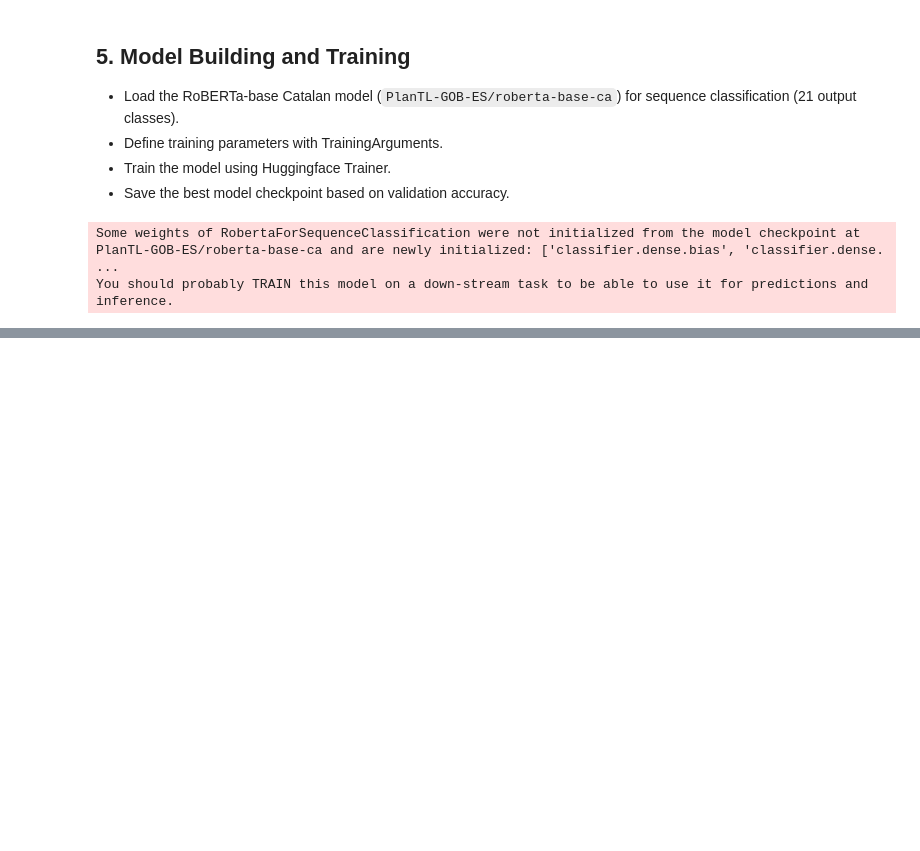
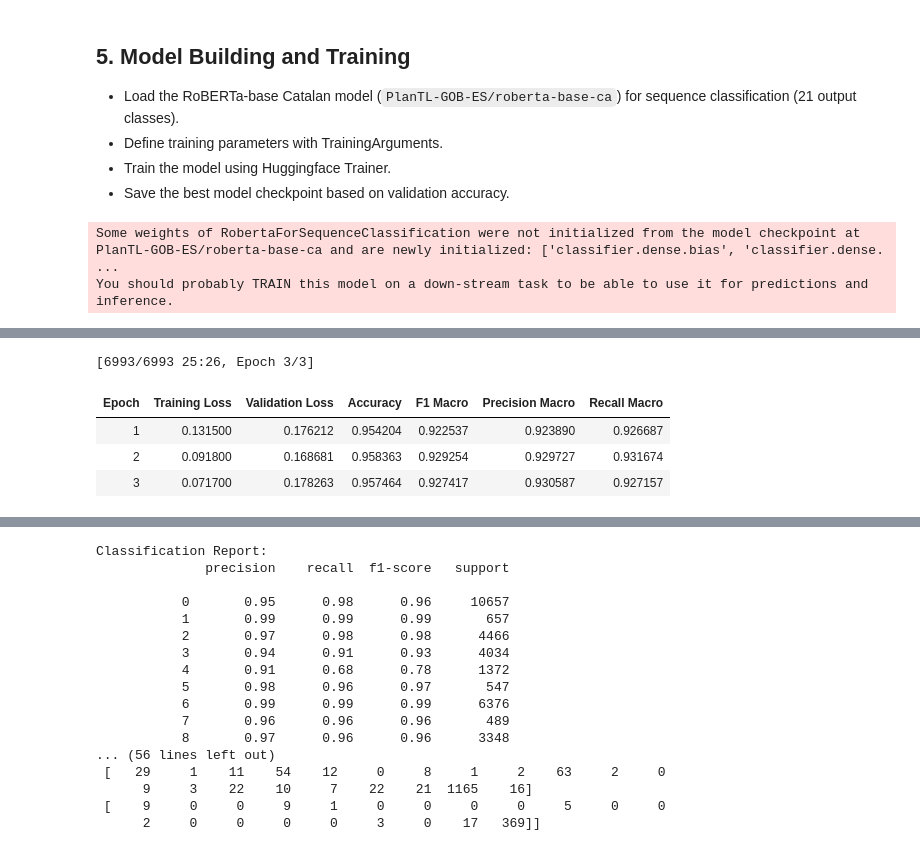
Before and after one commit to excxe/neuro, a Jupyter notebook: neuro.ipynb, the cells around one changed output, grey strips where cells are left out. Saved outputs shown, nothing was run; the diff lists cells and outputs as text; code cells hidden in the pictures; blank space fills up the shorter version.

```diff
--- a/neuro.ipynb
+++ b/neuro.ipynb
@@ -279,0 +321,11 @@ Label distribution: Counter({0: 31696, 12: 23982, 14: 13936, 15: 13922, 17: 1295
+# %%
+train_years = list(range(2013, 2018))
+train_df = df[df['year'].isin(train_years)].copy()
+val_df = df[~df['year'].isin(train_years)].copy()
+
+# Rename target column to 'labels' for Trainer compatibility
+train_df = train_df.rename(columns={"class": "labels"})
+val_df   = val_df.rename(columns={"class": "labels"})
+
+print("Training samples:", len(train_df))
+print("Validation samples:", len(val_df))
@@ -279,0 +409,44 @@ Label distribution: Counter({0: 31696, 12: 23982, 14: 13936, 15: 13922, 17: 1295
+# %%
+def compute_metrics(eval_pred):
+    logits, labels = eval_pred
+    preds = np.argmax(logits, axis=-1)
+
+    accuracy = accuracy_score(labels, preds)
+    f1_macro = f1_score(labels, preds, average='macro')       # Average F1 score across classes
+    precision_macro = precision_score(labels, preds, average='macro')  # Average precision across classes
+    recall_macro = recall_score(labels, preds, average='macro')        # Average recall across classes
+
+    return {
+        "accuracy": accuracy,
+        "f1_macro": f1_macro,
+        "precision_macro": precision_macro,
+        "recall_macro": recall_macro
+    }
+
+trainer = Trainer(
+    model=model,
+    args=training_args,
+    train_dataset=train_dataset,
+    eval_dataset=val_dataset,
+    compute_metrics=compute_metrics
+)
+
+trainer.train()
+trainer.save_model("./best_roberta_ca_model_years")
+
+# After training, get predictions on validation set for detailed analysis
+predictions = trainer.predict(val_dataset)
+preds = np.argmax(predictions.predictions, axis=-1)
+labels = predictions.label_ids
+
+print("Classification Report:")
+print(classification_report(labels, preds))
+
+print("Confusion Matrix:")
+print(confusion_matrix(labels, preds))
+# %% [output]
+[6993/6993 25:26, Epoch 3/3]
+| Epoch | Training Loss | Validation Loss | Accuracy | F1 Macro | Precision Macro | Recall Macro |
+| 1 | 0.131500 | 0.176212 | 0.954204 | 0.922537 | 0.923890 | 0.926687 |
+| 2 | 0.091800 | 0.168681 | 0.958363 | 0.929254 | 0.929727 | 0.931674 |
+| 3 | 0.071700 | 0.178263 | 0.957464 | 0.927417 | 0.930587 | 0.927157 |
@@ -279,0 +454,17 @@ Label distribution: Counter({0: 31696, 12: 23982, 14: 13936, 15: 13922, 17: 1295
+Classification Report:
+              precision    recall  f1-score   support
+
+           0       0.95      0.98      0.96     10657
+           1       0.99      0.99      0.99       657
+           2       0.97      0.98      0.98      4466
+           3       0.94      0.91      0.93      4034
+           4       0.91      0.68      0.78      1372
+           5       0.98      0.96      0.97       547
+           6       0.99      0.99      0.99      6376
+           7       0.96      0.96      0.96       489
+           8       0.97      0.96      0.96      3348
+... (56 lines left out)
+ [   29     1    11    54    12     0     8     1     2    63     2     0
+      9     3    22    10     7    22    21  1165    16]
+ [    9     0     0     9     1     0     0     0     0     5     0     0
+      2     0     0     0     0     3     0    17   369]]
```
Also changed, not shown: parts of 13 cells of this notebook, 1 other file.
